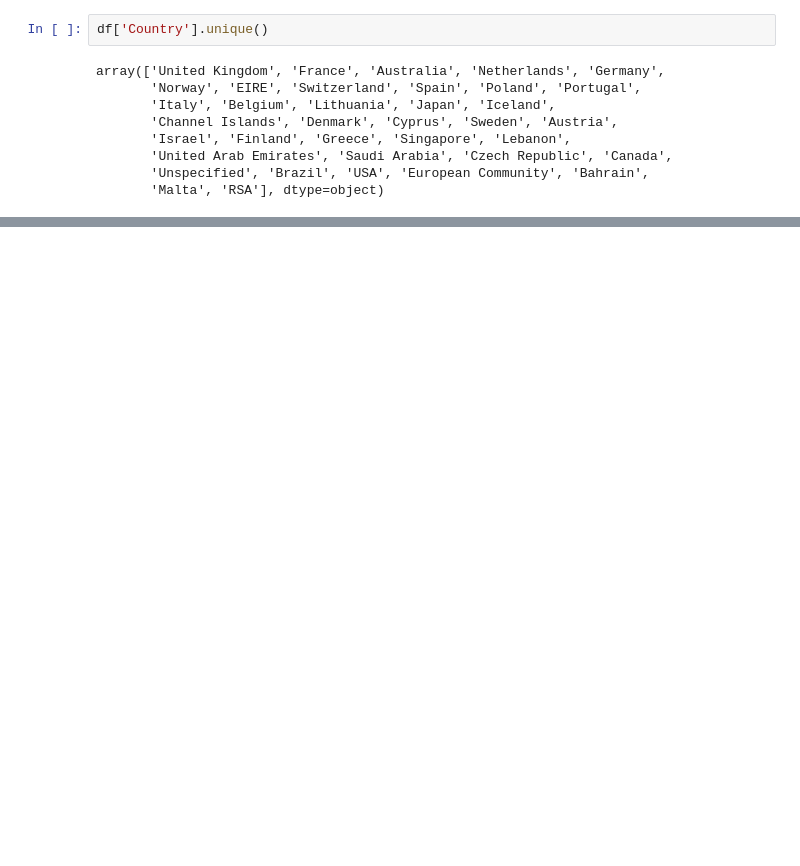
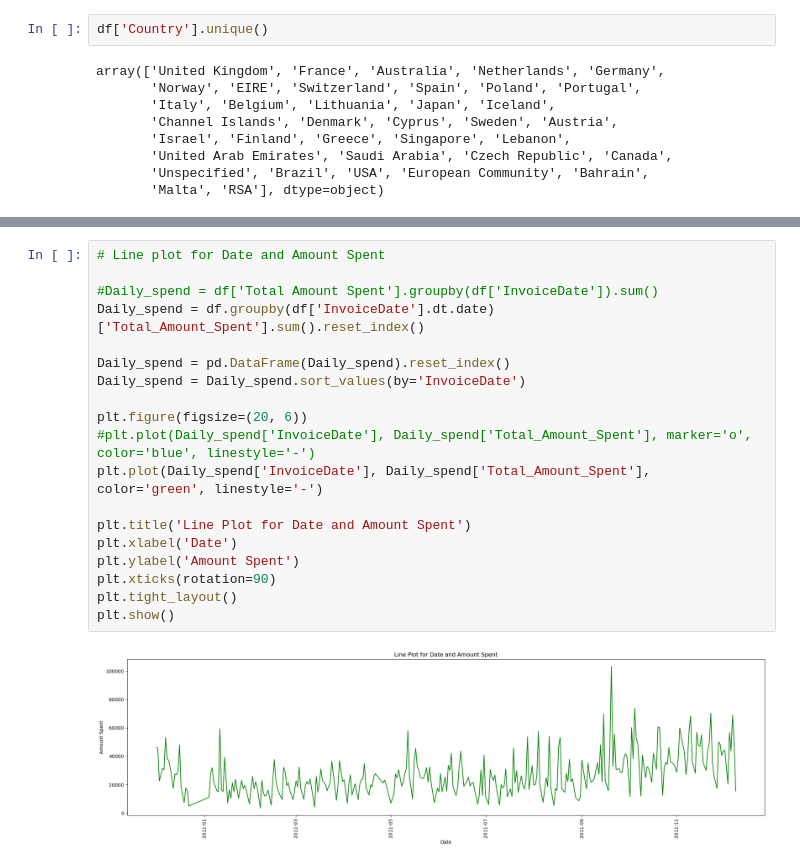
Before and after one commit to moyinajayi/Retail_customer_Clustering, a Jupyter notebook: OnlineSales.ipynb, the cells around one changed output, grey strips where cells are left out. Saved outputs shown, nothing was run; the diff lists cells and outputs as text; blank space fills up the shorter version.

```diff
--- a/OnlineSales.ipynb
+++ b/OnlineSales.ipynb
@@ -89,0 +180,21 @@ total_amount.head()
+# %%
+# Line plot for Date and Amount Spent
+
+#Daily_spend = df['Total Amount Spent'].groupby(df['InvoiceDate']).sum()
+Daily_spend = df.groupby(df['InvoiceDate'].dt.date)['Total_Amount_Spent'].sum().reset_index()
+
+Daily_spend = pd.DataFrame(Daily_spend).reset_index()
+Daily_spend = Daily_spend.sort_values(by='InvoiceDate')
+
+plt.figure(figsize=(20, 6))
+#plt.plot(Daily_spend['InvoiceDate'], Daily_spend['Total_Amount_Spent'], marker='o', color='blue', linestyle='-')
+plt.plot(Daily_spend['InvoiceDate'], Daily_spend['Total_Amount_Spent'], color='green', linestyle='-')
+
+plt.title('Line Plot for Date and Amount Spent')
+plt.xlabel('Date')
+plt.ylabel('Amount Spent')
+plt.xticks(rotation=90)
+plt.tight_layout()
+plt.show()
+# %% [output]
+[figure, added]
```
Also changed, not shown: parts of 26 cells of this notebook.
